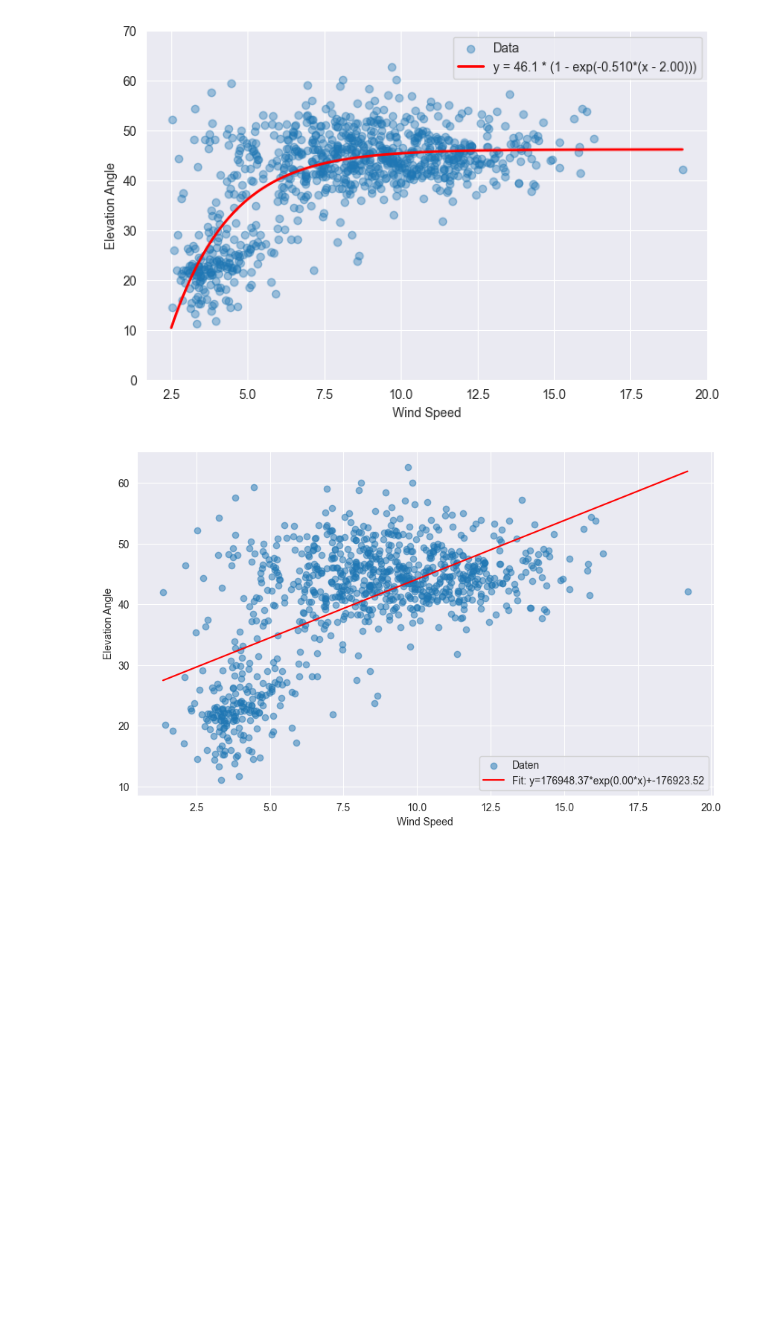
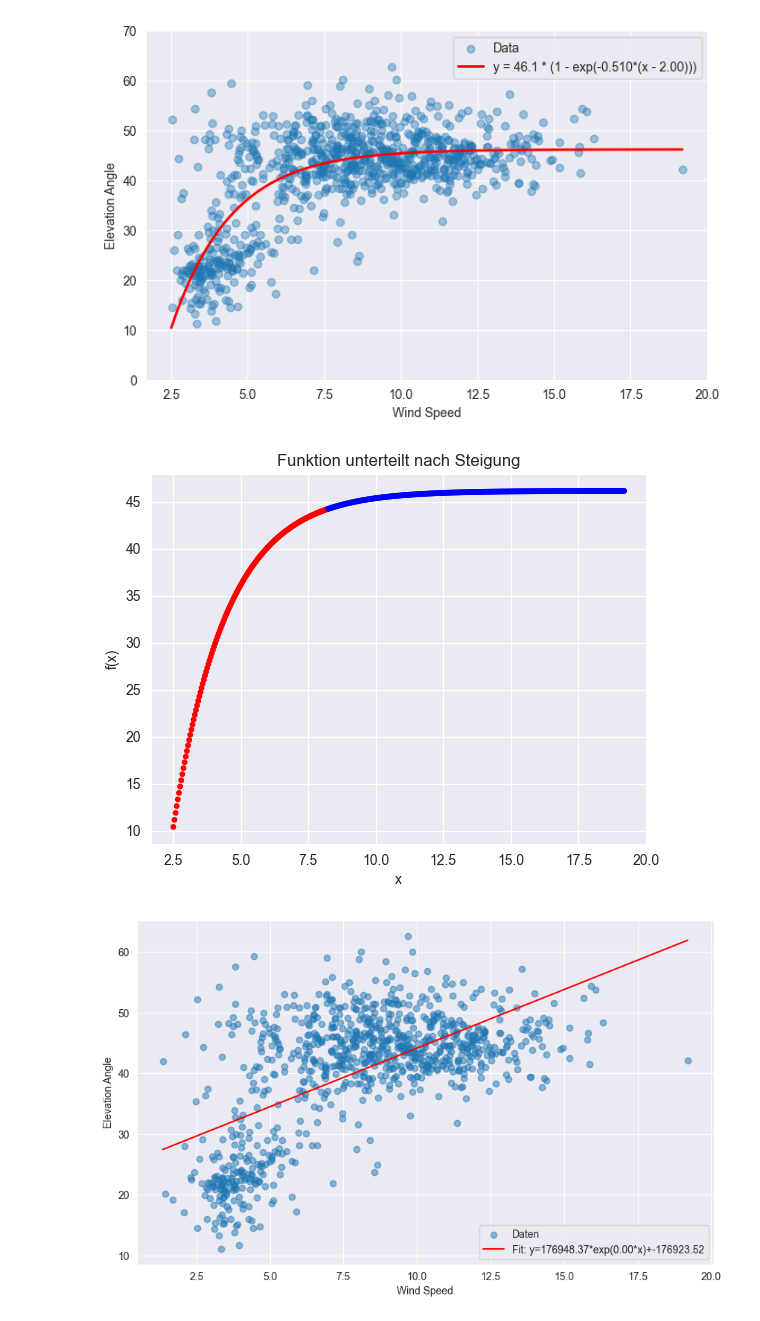
Before and after one commit to begumaltikulac/semikite, a Jupyter notebook: src/Data_Analysis/Correlation_angle_winspeed.ipynb, the cells around one changed output. Drawn from its saved outputs; the diff is of its cells as text; code cells hidden in the pictures; blank space fills up the shorter version.

Commit message:
first tries to split the scatter plot into two regimes

```diff
--- a/src/Data_Analysis/Correlation_angle_winspeed.ipynb
+++ b/src/Data_Analysis/Correlation_angle_winspeed.ipynb
@@ -500,6 +503,31 @@ fig1.savefig("Plots/ScatterPlot_Funct.pdf")
 a=46.143, b=0.510, x0=2.000
 R²: 0.5045787952487868
 [figure]
+# %%
+# derivation of the function
+y = exp_func(x_grid, *popt)
+x = x_grid
+dy_dx = np.gradient(y, x)
+
+steigung_schwelle = 1.0
+# steigung_schwelle=2 bedeutet: Wenn x um 1 Einheit zunimmt, steigt f(x) um 2 Einheiten.
+
+# Unterteilung je nach Steigung
+bereich1 = y[dy_dx <= steigung_schwelle]  # flacher Bereich
+bereich2 = y[dy_dx > steigung_schwelle]   # steiler Bereich
+
+# Optional: Markierung der Punkte nach Bereich
+farbe = np.where(dy_dx <= steigung_schwelle, 'blue', 'red')
+
+# Plot
+plt.scatter(x, y, c=farbe, s=10)
+#plt.plot(dy_dx)
+plt.xlabel('x')
+plt.ylabel('f(x)')
+plt.title('Funktion unterteilt nach Steigung')
+plt.show()
+# %% [output]
+[figure, added]
 # %%
 import numpy as np
 import matplotlib.pyplot as plt
```
Also changed, not shown: parts of 2 cells of this notebook, 3 other files.
